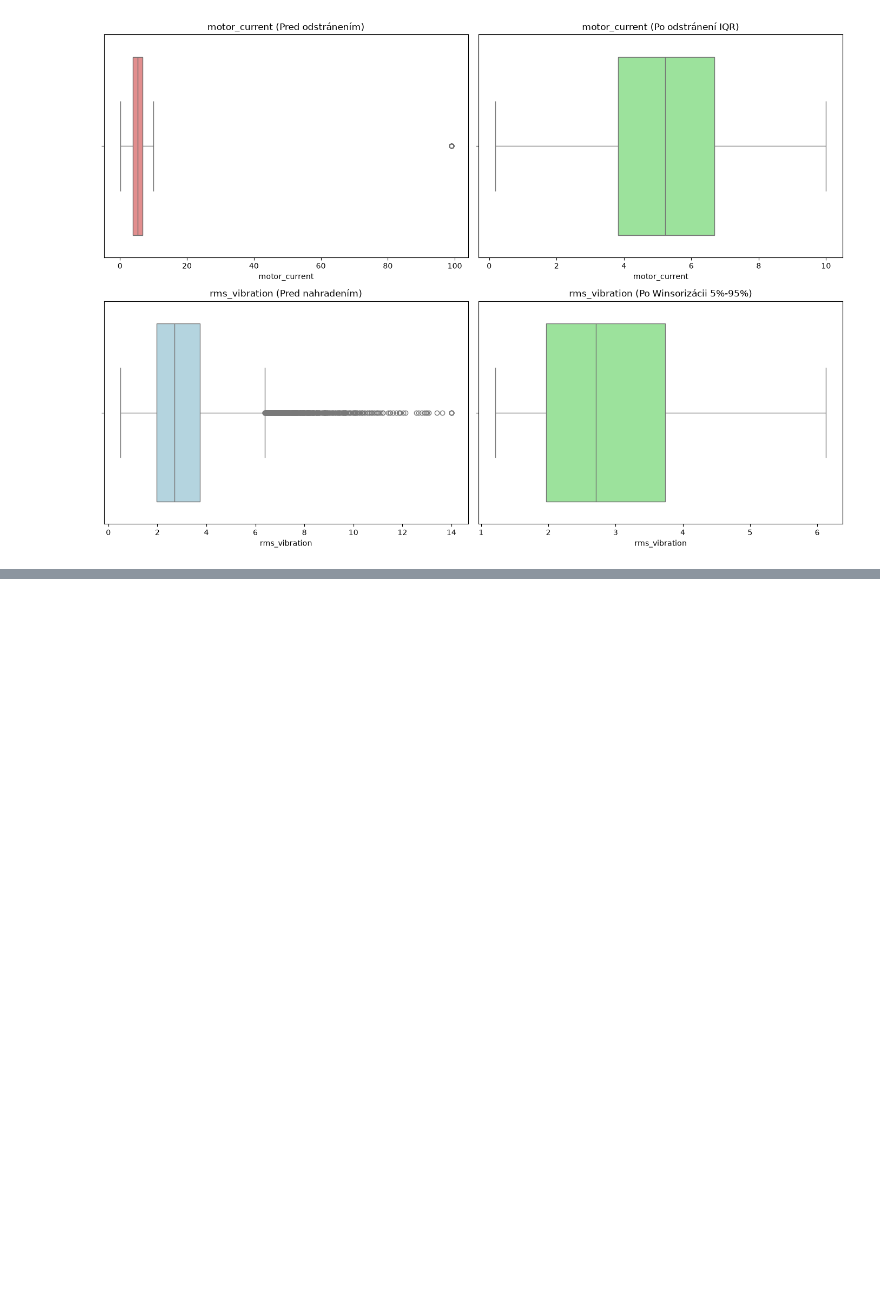
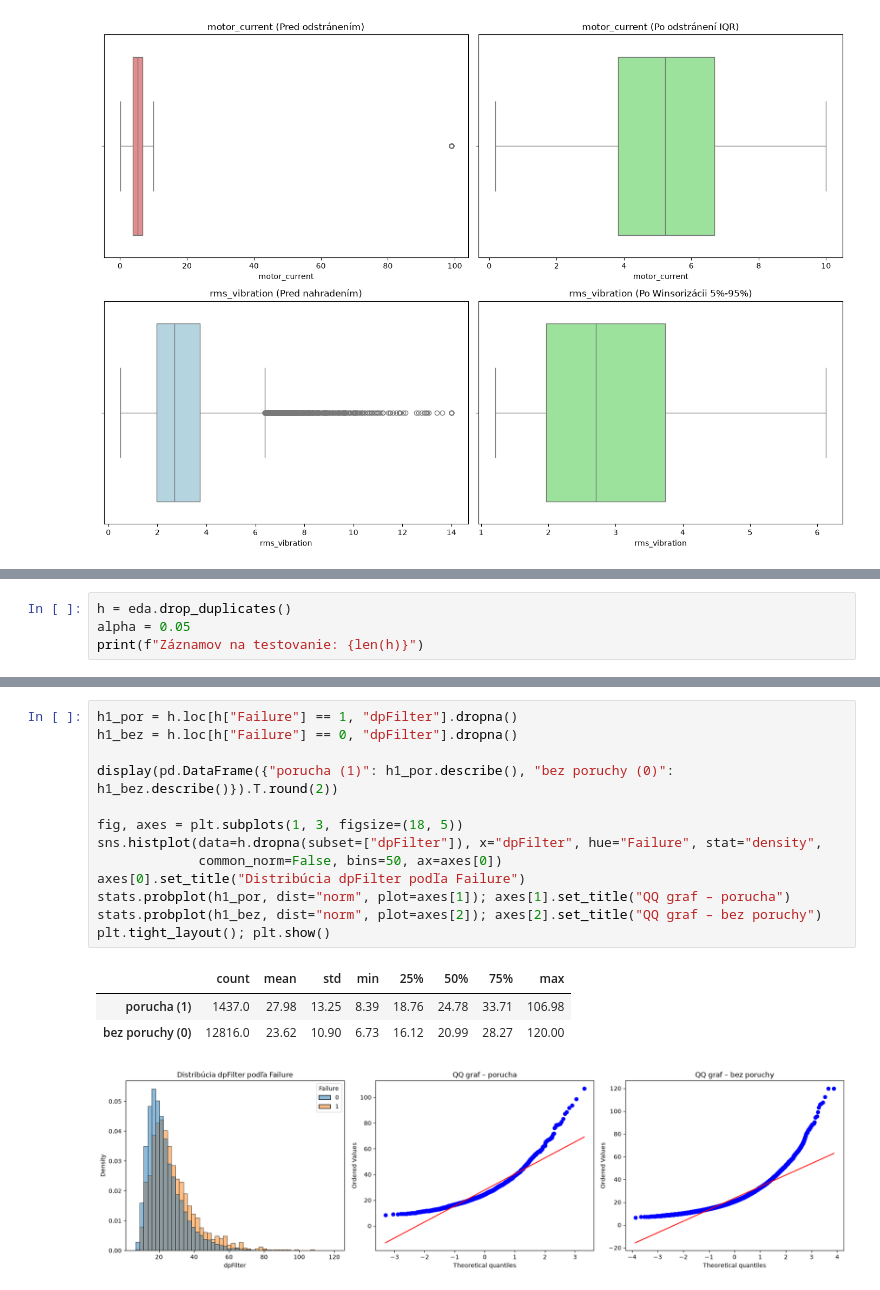
Before and after one commit to deno555/iau_projekt, a Jupyter notebook: IAU_projekt.ipynb, the cells around one changed output, grey strips where cells are left out. Drawn from its saved outputs; the diff is of its cells as text; blank space fills up the shorter version.

```diff
--- a/IAU_projekt.ipynb
+++ b/IAU_projekt.ipynb
@@ -546,0 +553,4 @@ Počet riadkov po odstránení extrémov z motor_current: 14818
+# %%
+h = eda.drop_duplicates()
+alpha = 0.05
+print(f"Záznamov na testovanie: {len(h)}")
@@ -546,0 +568,18 @@ Počet riadkov po odstránení extrémov z motor_current: 14818
+# %%
+h1_por = h.loc[h["Failure"] == 1, "dpFilter"].dropna()
+h1_bez = h.loc[h["Failure"] == 0, "dpFilter"].dropna()
+
+display(pd.DataFrame({"porucha (1)": h1_por.describe(), "bez poruchy (0)": h1_bez.describe()}).T.round(2))
+
+fig, axes = plt.subplots(1, 3, figsize=(18, 5))
+sns.histplot(data=h.dropna(subset=["dpFilter"]), x="dpFilter", hue="Failure", stat="density",
+             common_norm=False, bins=50, ax=axes[0])
+axes[0].set_title("Distribúcia dpFilter podľa Failure")
+stats.probplot(h1_por, dist="norm", plot=axes[1]); axes[1].set_title("QQ graf – porucha")
+stats.probplot(h1_bez, dist="norm", plot=axes[2]); axes[2].set_title("QQ graf – bez poruchy")
+plt.tight_layout(); plt.show()
+# %% [output]
+|  | count | mean | std | min | 25% | 50% | 75% | max |
+| porucha (1) | 1437.0 | 27.98 | 13.25 | 8.39 | 18.76 | 24.78 | 33.71 | 106.98 |
+| bez poruchy (0) | 12816.0 | 23.62 | 10.90 | 6.73 | 16.12 | 20.99 | 28.27 | 120.00 |
+[figure, added]
```
Also changed, not shown: parts of 11 cells of this notebook.
